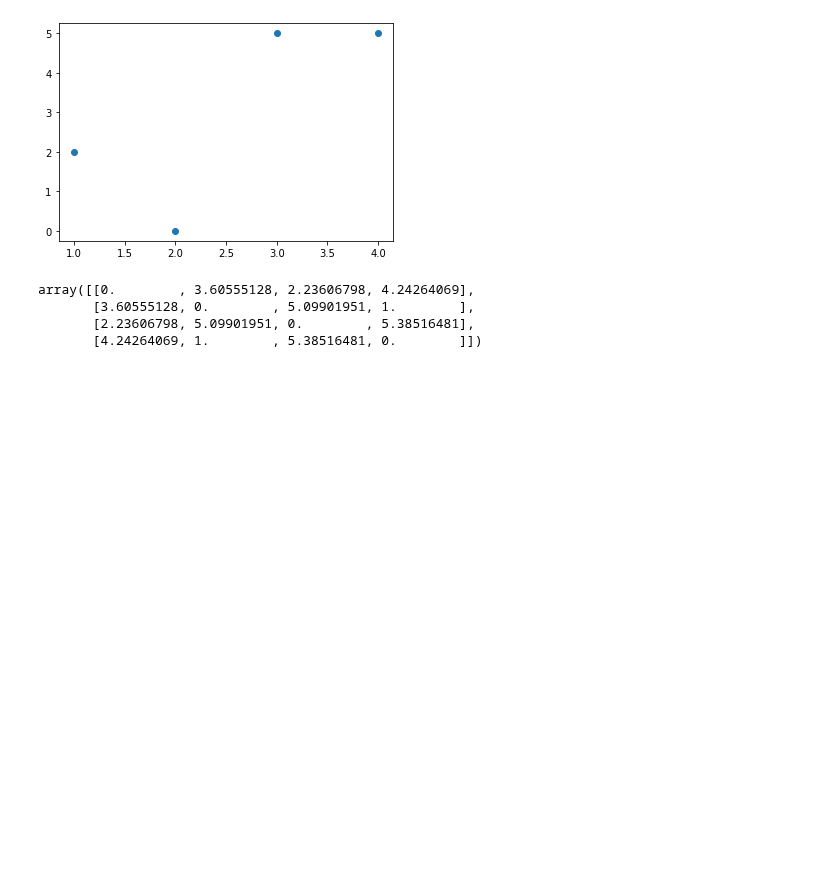
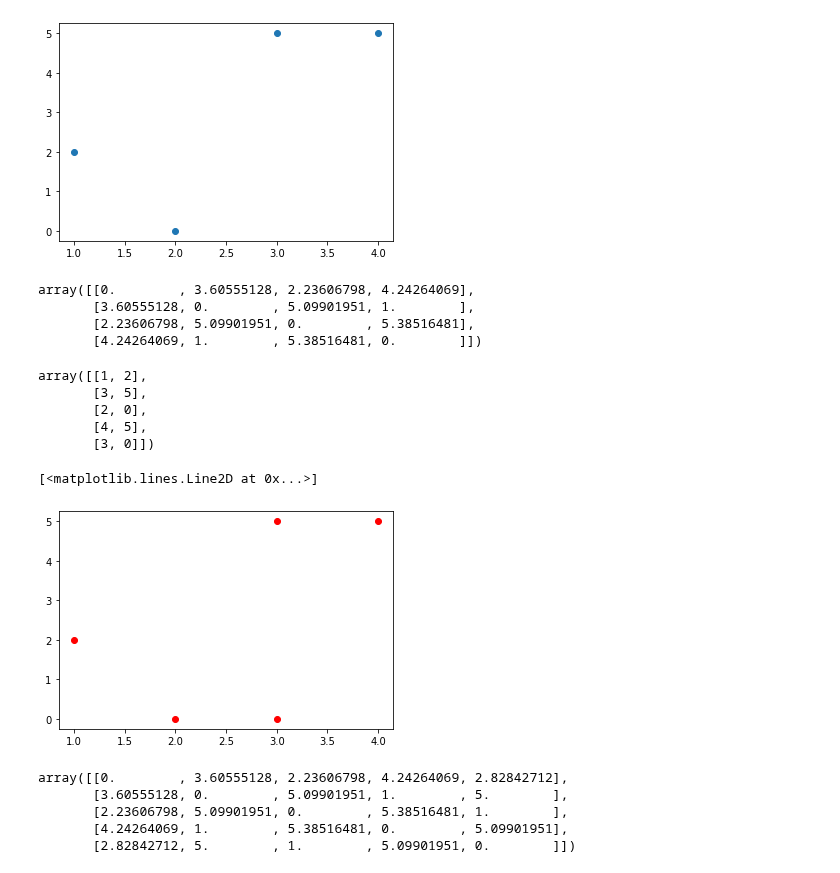
Before and after one commit to Peckkie/DPDM2021, a Jupyter notebook: Data103_(Chapter2_distance).ipynb, the cells around one changed output. Saved outputs shown, nothing was run; the diff lists cells and outputs as text; code cells hidden in the pictures; blank space fills up the shorter version.

```diff
--- a/Data103_(Chapter2_distance).ipynb
+++ b/Data103_(Chapter2_distance).ipynb
@@ -311,3 +310,26 @@ array([[0.        , 3.60555128, 2.23606798, 4.24264069],
        [3.60555128, 0.        , 5.09901951, 1.        ],
        [2.23606798, 5.09901951, 0.        , 5.38516481],
        [4.24264069, 1.        , 5.38516481, 0.        ]])
+# %%
+#ตรวจสอบคำตอบกับ New data
+data_new = np.array([[1, 2], [3, 5], [2, 0], [4, 5], [3, 0]])
+data_new
+# %% [output]
+array([[1, 2],
+       [3, 5],
+       [2, 0],
+       [4, 5],
+       [3, 0]])
+# %%
+plt.plot(data_new[:,0], data_new[:,1],'or')
+# %% [output]
+[<matplotlib.lines.Line2D at 0x...>]
+[figure, added]
+# %%
+eud_dist_matrix(data_new)
+# %% [output]
+array([[0.        , 3.60555128, 2.23606798, 4.24264069, 2.82842712],
+       [3.60555128, 0.        , 5.09901951, 1.        , 5.        ],
+       [2.23606798, 5.09901951, 0.        , 5.38516481, 1.        ],
+       [4.24264069, 1.        , 5.38516481, 0.        , 5.09901951],
+       [2.82842712, 5.        , 1.        , 5.09901951, 0.        ]])
```
Also changed, not shown: parts of 4 cells of this notebook.
